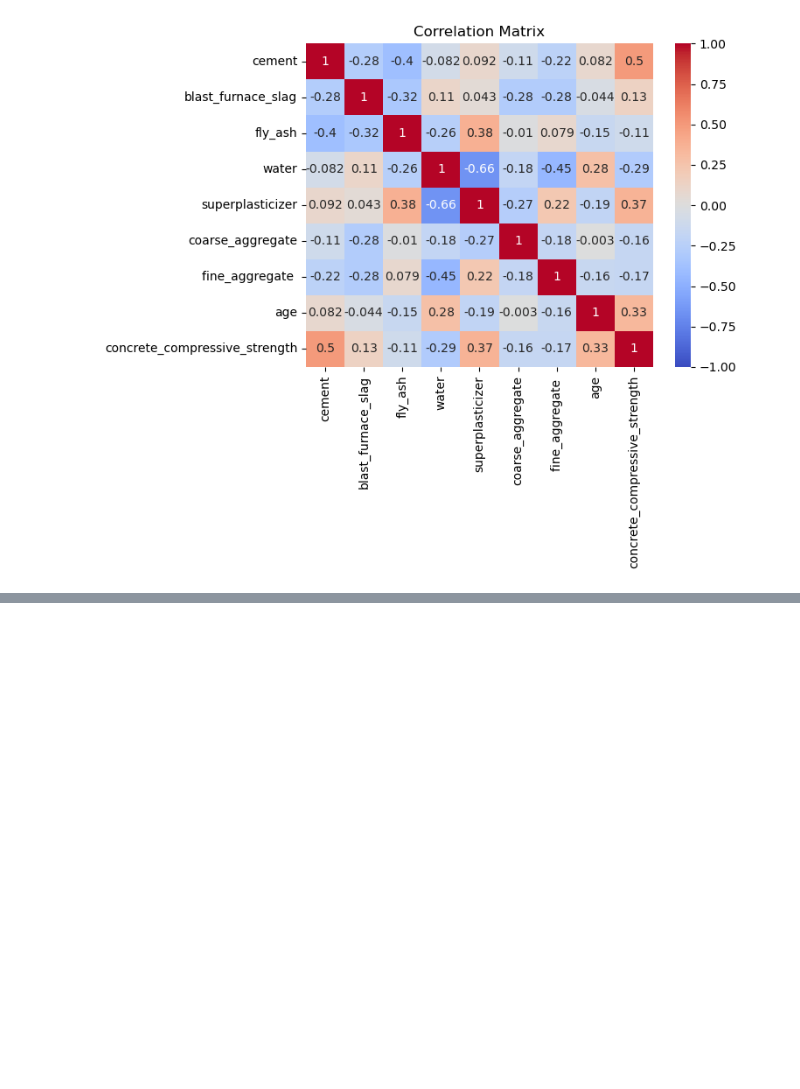
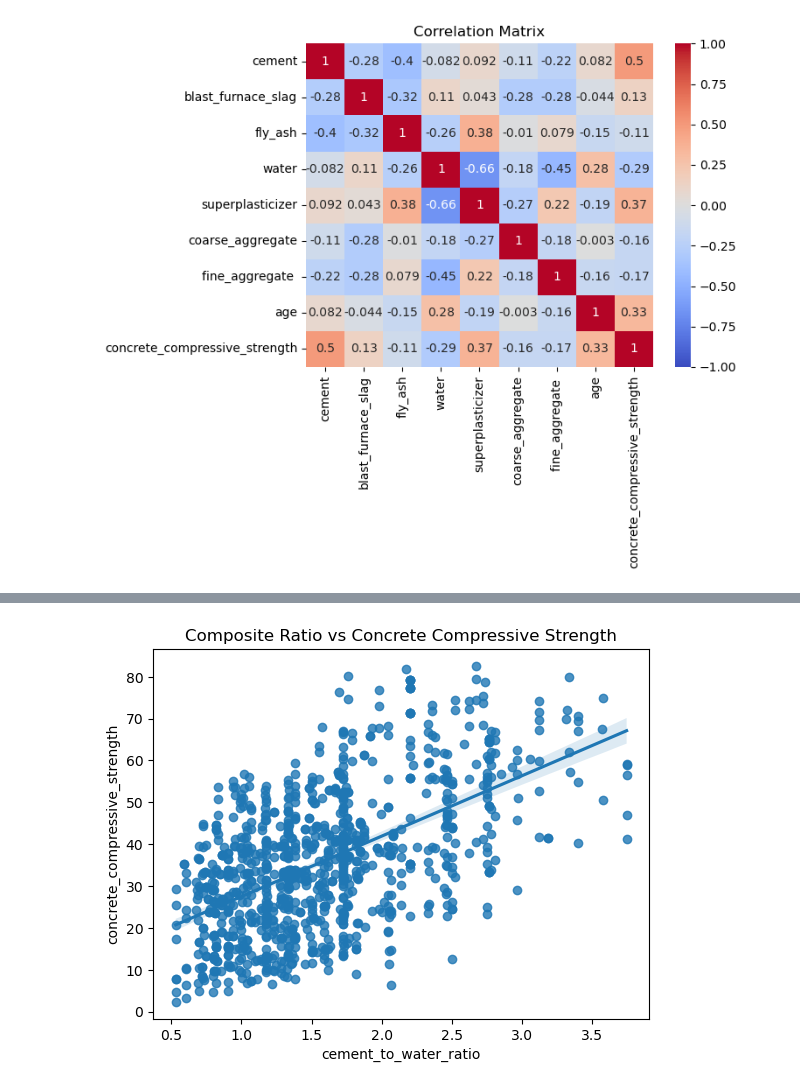
Before and after one commit to vinnithakur/CementCompositeStrength_PredictionModel, a Jupyter notebook: model.ipynb, the cells around one changed output, grey strips where cells are left out. Saved outputs shown, nothing was run; the diff lists cells and outputs as text; code cells hidden in the pictures; blank space fills up the shorter version.

```diff
--- a/model.ipynb
+++ b/model.ipynb
@@ -96,0 +153,6 @@ plt.show()
+# %%
+sns.regplot(x = df['cement_to_water_ratio'], y = df['concrete_compressive_strength'])
+plt.title('Composite Ratio vs Concrete Compressive Strength')
+plt.show()
+# %% [output]
+[figure, added]
```
Also changed, not shown: parts of 12 cells of this notebook.
